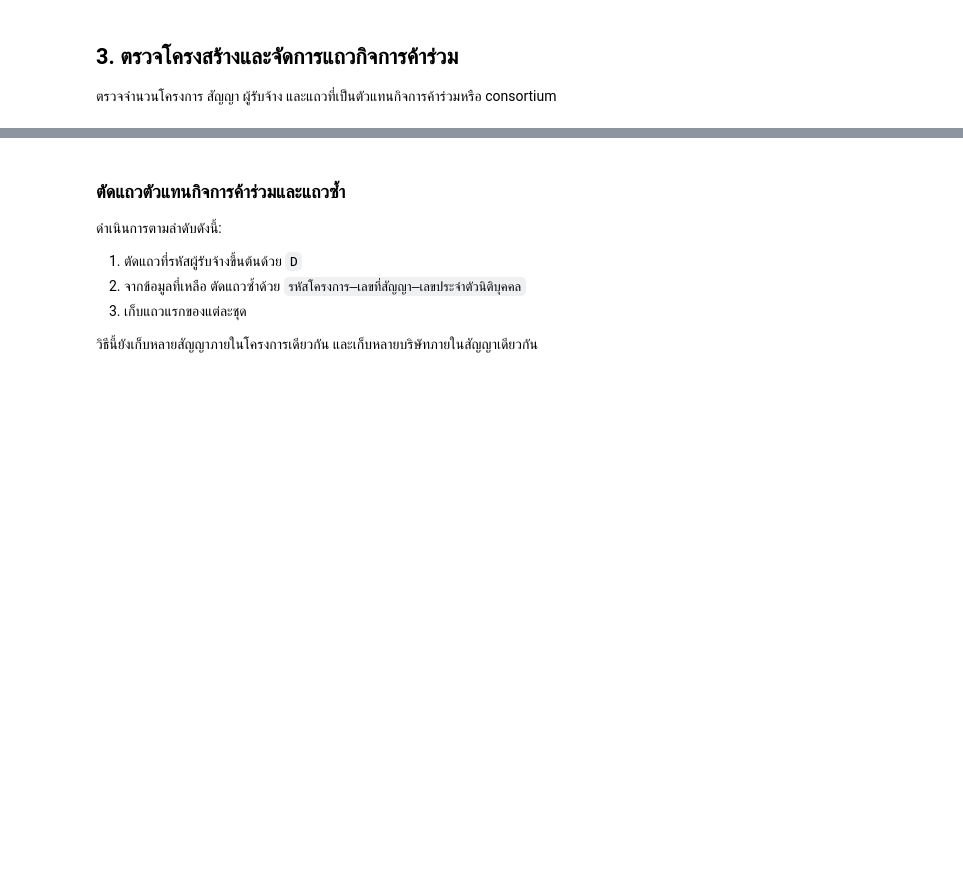
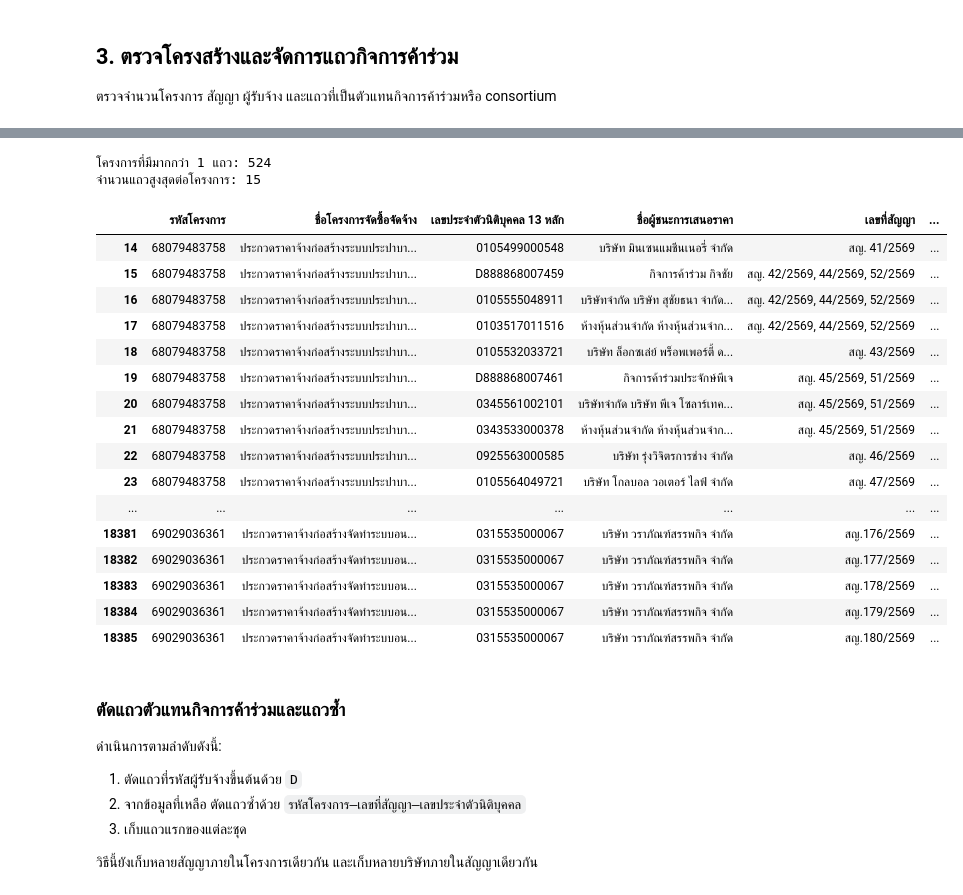
Before and after one commit to mdanmek/nida-dads-notes, a Jupyter notebook: dads5001-data-tools/project/eda/02_construction_data_preparation_2569.ipynb, the cells around one changed output, grey strips where cells are left out. Drawn from its saved outputs; the diff is of its cells as text; code cells hidden in the pictures; blank space fills up the shorter version.

```diff
--- a/dads5001-data-tools/project/eda/02_construction_data_preparation_2569.ipynb
+++ b/dads5001-data-tools/project/eda/02_construction_data_preparation_2569.ipynb
@@ -84,10 +125,7 @@ for file_path in csv_files:
 processing_summary = pd.DataFrame(file_summaries)
 total_records = processing_summary['total_rows'].sum()
 
-construction_data = pd.concat(
-    construction_parts,
-    ignore_index=True
-)
+construction_data = pd.concat(construction_parts,ignore_index=True)
 
 total_construction_records = len(construction_data)
 construction_pct = total_construction_records / total_records * 100
@@ -206,25 +269,42 @@ maximum_rows = project_row_counts.max()
 
 print(f'โครงการที่มีมากกว่า 1 แถว: {repeated_project_count:,}')
 print(f'จำนวนแถวสูงสุดต่อโครงการ: {maximum_rows:,}')
+# %% [output]
+โครงการที่มีมากกว่า 1 แถว: 524
+จำนวนแถวสูงสุดต่อโครงการ: 15
 # %%
-repeated_project_ids = project_row_counts[
-    project_row_counts > 1
-].head(3).index
+repeated_project_ids = project_row_counts[project_row_counts > 1].head(3).index
 
 columns_to_show = [
     project_id_column,
     'ชื่อโครงการจัดซื้อจัดจ้าง',
     'เลขประจำตัวนิติบุคคล 13 หลัก',
     'ชื่อผู้ชนะการเสนอราคา',
     contract_column,
     'วงเงินงบประมาณในสัญญา (บาท)'
 ]
 
-repeated_project_sample = construction_data[
-    construction_data[project_id_column].isin(repeated_project_ids)
-]
+repeated_project_sample = construction_data[construction_data[project_id_column].isin(repeated_project_ids)]
 
 display(repeated_project_sample[columns_to_show])
+# %% [output]
+|  | รหัสโครงการ | ชื่อโครงการจัดซื้อจัดจ้าง | เลขประจำตัวนิติบุคคล 13 หลัก | ชื่อผู้ชนะการเสนอราคา | เลขที่สัญญา | ... |
+| 14 | 68079483758 | ประกวดราคาจ้างก่อสร้างระบบประปาบา... | 0105499000548 | บริษัท มินเซนแมชีนเนอรี่ จำกัด | สญ. 41/2569 | ... |
+| 15 | 68079483758 | ประกวดราคาจ้างก่อสร้างระบบประปาบา... | D888868007459 | กิจการค้าร่วม กิจชัย | สญ. 42/2569, 44/2569, 52/2569 | ... |
+| 16 | 68079483758 | ประกวดราคาจ้างก่อสร้างระบบประปาบา... | 0105555048911 | บริษัทจำกัด บริษัท สุชัยธนา จำกัด... | สญ. 42/2569, 44/2569, 52/2569 | ... |
+| 17 | 68079483758 | ประกวดราคาจ้างก่อสร้างระบบประปาบา... | 0103517011516 | ห้างหุ้นส่วนจำกัด ห้างหุ้นส่วนจำก... | สญ. 42/2569, 44/2569, 52/2569 | ... |
+| 18 | 68079483758 | ประกวดราคาจ้างก่อสร้างระบบประปาบา... | 0105532033721 | บริษัท ล็อกซเล่ย์ พร็อพเพอร์ตี้ ด... | สญ. 43/2569 | ... |
+| 19 | 68079483758 | ประกวดราคาจ้างก่อสร้างระบบประปาบา... | D888868007461 | กิจการค้าร่วมประจักษ์พีเจ | สญ. 45/2569, 51/2569 | ... |
+| 20 | 68079483758 | ประกวดราคาจ้างก่อสร้างระบบประปาบา... | 0345561002101 | บริษัทจำกัด บริษัท พีเจ โซลาร์เทค... | สญ. 45/2569, 51/2569 | ... |
+| 21 | 68079483758 | ประกวดราคาจ้างก่อสร้างระบบประปาบา... | 0343533000378 | ห้างหุ้นส่วนจำกัด ห้างหุ้นส่วนจำก... | สญ. 45/2569, 51/2569 | ... |
+| 22 | 68079483758 | ประกวดราคาจ้างก่อสร้างระบบประปาบา... | 0925563000585 | บริษัท รุ่งวิจิตรการช่าง จำกัด | สญ. 46/2569 | ... |
+| 23 | 68079483758 | ประกวดราคาจ้างก่อสร้างระบบประปาบา... | 0105564049721 | บริษัท โกลบอล วอเตอร์ ไลฟ์ จำกัด | สญ. 47/2569 | ... |
+| ... | ... | ... | ... | ... | ... | ... |
+| 18381 | 69029036361 | ประกวดราคาจ้างก่อสร้างจัดทำระบบอน... | 0315535000067 | บริษัท วราภัณฑ์สรรพกิจ จำกัด | สญ.176/2569 | ... |
+| 18382 | 69029036361 | ประกวดราคาจ้างก่อสร้างจัดทำระบบอน... | 0315535000067 | บริษัท วราภัณฑ์สรรพกิจ จำกัด | สญ.177/2569 | ... |
+| 18383 | 69029036361 | ประกวดราคาจ้างก่อสร้างจัดทำระบบอน... | 0315535000067 | บริษัท วราภัณฑ์สรรพกิจ จำกัด | สญ.178/2569 | ... |
+| 18384 | 69029036361 | ประกวดราคาจ้างก่อสร้างจัดทำระบบอน... | 0315535000067 | บริษัท วราภัณฑ์สรรพกิจ จำกัด | สญ.179/2569 | ... |
+| 18385 | 69029036361 | ประกวดราคาจ้างก่อสร้างจัดทำระบบอน... | 0315535000067 | บริษัท วราภัณฑ์สรรพกิจ จำกัด | สญ.180/2569 | ... |
 # %% [markdown]
 ### ตัดแถวตัวแทนกิจการค้าร่วมและแถวซ้ำ
 
```
Also changed, not shown: parts of 16 cells of this notebook.
